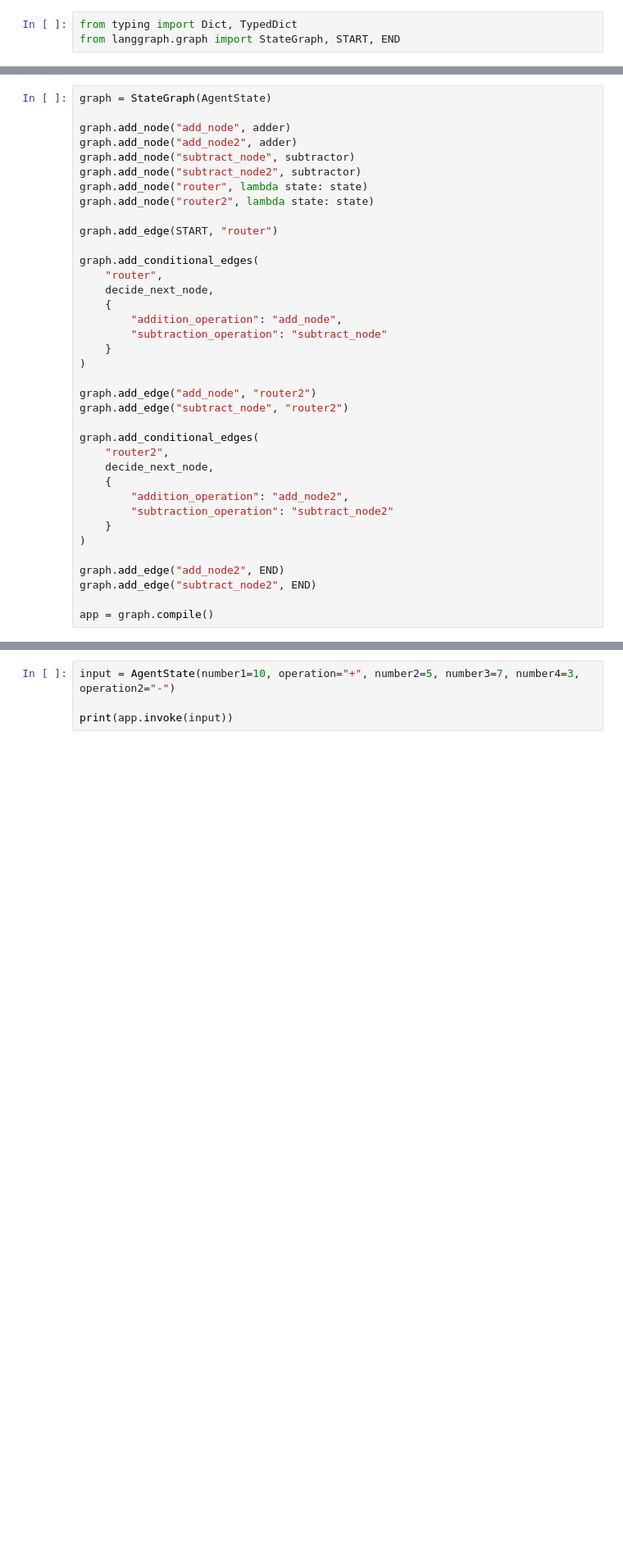
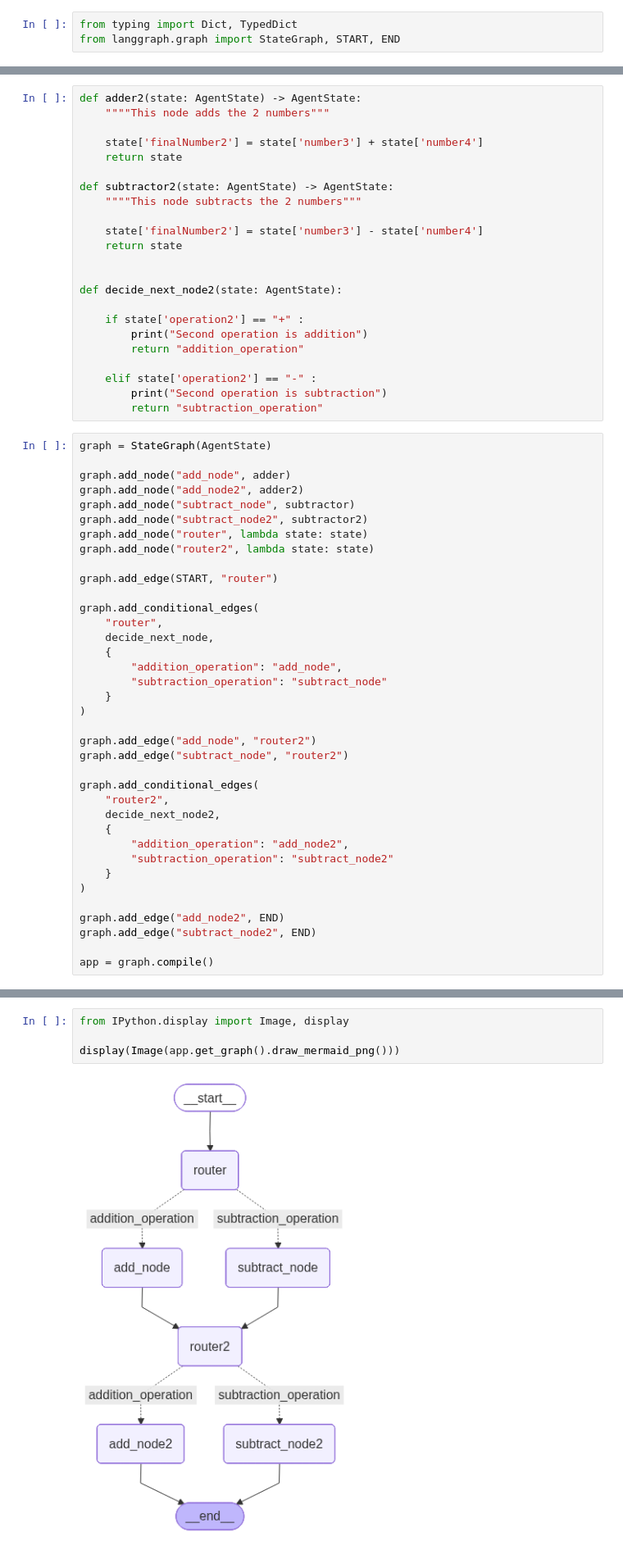
Before and after one commit to adamsdavee/ai-agent-learn, a Jupyter notebook: graph4_example.ipynb, the cells around one changed output, grey strips where cells are left out. Shown at 82% size. Saved outputs shown, nothing was run; the diff lists cells and outputs as text; blank space fills up the shorter version.

```diff
--- a/graph4_example.ipynb
+++ b/graph4_example.ipynb
@@ -34,10 +46,33 @@ def decide_next_node(state: AgentState) -> AgentState:
+# %%
+def adder2(state: AgentState) -> AgentState:
+    """"This node adds the 2 numbers"""
+
+    state['finalNumber2'] = state['number3'] + state['number4']
+    return state
+
+def subtractor2(state: AgentState) -> AgentState:
+    """"This node subtracts the 2 numbers"""
+
+    state['finalNumber2'] = state['number3'] - state['number4']
+    return state
+
+
+def decide_next_node2(state: AgentState):
+
+    if state['operation2'] == "+" :
+        print("Second operation is addition")
+        return "addition_operation"
+
+    elif state['operation2'] == "-" :
+        print("Second operation is subtraction")
+        return "subtraction_operation"
 # %%
 graph = StateGraph(AgentState)
 
 graph.add_node("add_node", adder)
-graph.add_node("add_node2", adder)
+graph.add_node("add_node2", adder2)
 graph.add_node("subtract_node", subtractor)
-graph.add_node("subtract_node2", subtractor)
+graph.add_node("subtract_node2", subtractor2)
 graph.add_node("router", lambda state: state)
 graph.add_node("router2", lambda state: state)
 
@@ -57,7 +92,7 @@ graph.add_edge("subtract_node", "router2")
 
 graph.add_conditional_edges(
     "router2",
-    decide_next_node,
+    decide_next_node2,
     {
         "addition_operation": "add_node2",
         "subtraction_operation": "subtract_node2"
@@ -80,4 +106,6 @@ ValueError: Failed to reach https://mermaid.ink API while trying to render your
 # %%
-input = AgentState(number1=10, operation="+", number2=5, number3=7, number4=3, operation2="-")
+from IPython.display import Image, display
 
-print(app.invoke(input))
+display(Image(app.get_graph().draw_mermaid_png()))
+# %% [output]
+[figure, added]
```
Also changed, not shown: parts of 3 cells of this notebook.
